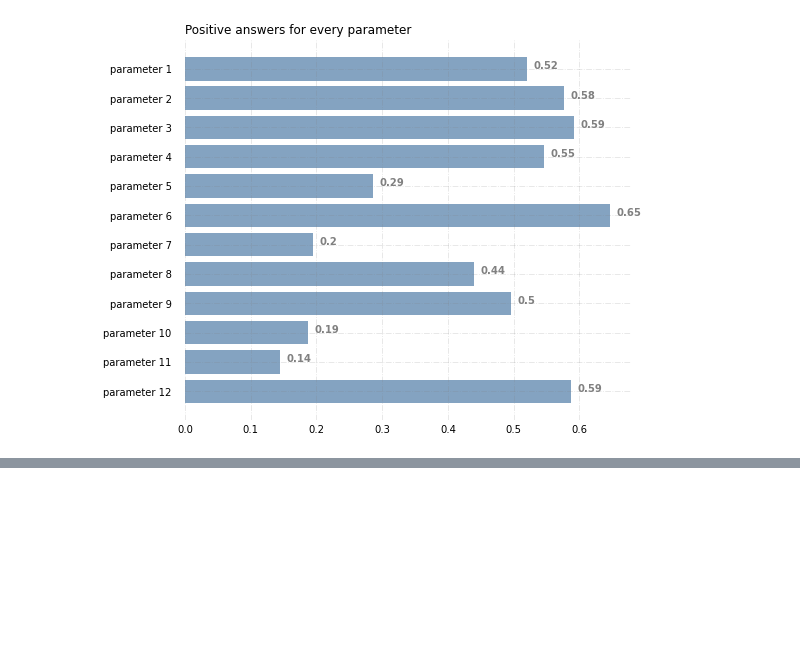
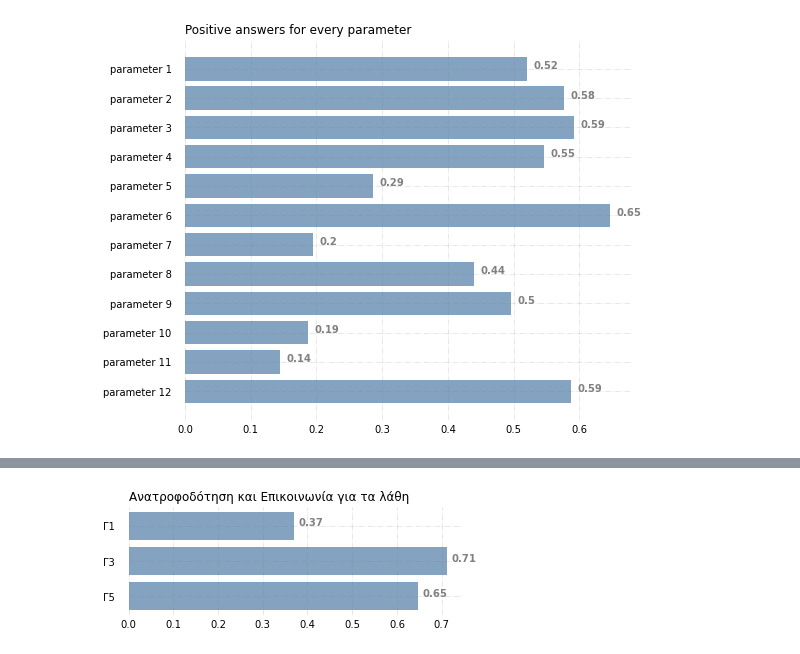
Before and after one commit to stathis99/Statistical-Analysis-for-Patient-Safety, a Jupyter notebook: 4. Positive Answer Charts for every Questione and Parameter.ipynb, the cells around one changed output, grey strips where cells are left out. Cells and saved outputs as stored; diff of their text form; code cells hidden in the pictures; blank space fills up the shorter version.

```diff
--- a/4. Positive Answer Charts for every Questione and Parameter.ipynb
+++ b/4. Positive Answer Charts for every Questione and Parameter.ipynb
@@ -250,0 +251,11 @@ plt.show()
+# %%
+#2
+relative_frequencies = parameter_2.apply(lambda x: x.value_counts(normalize=True))
+positive_answers2 = relative_frequencies.iloc[3:6].sum()
+
+title = 'Ανατροφοδότηση και Επικοινωνία για τα λάθη'
+par = ['Γ1','Γ3','Γ5']
+
+my_graph(par,positive_answers2,title)
+# %% [output]
+[figure, added]
```
Also changed, not shown: parts of 19 cells of this notebook, 3 other files.
